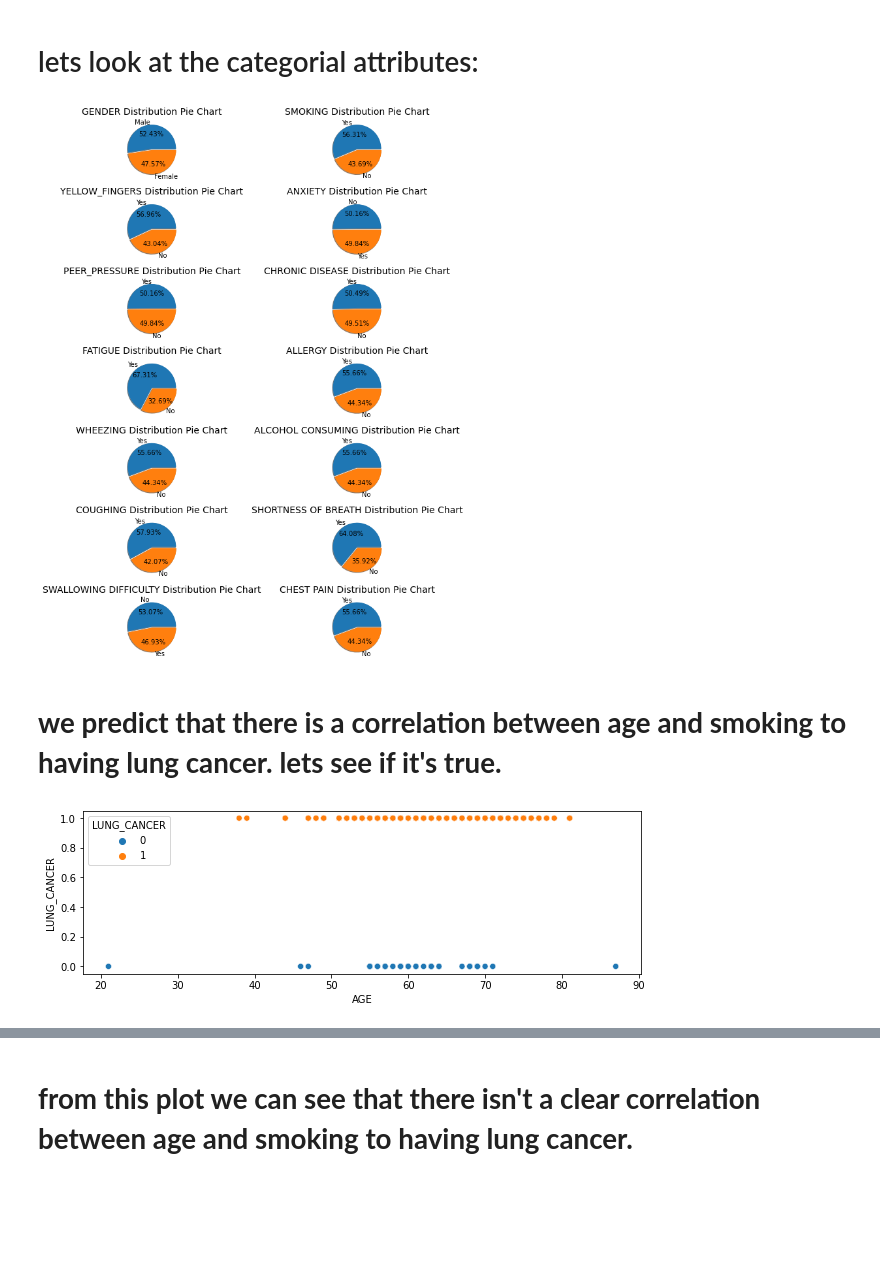
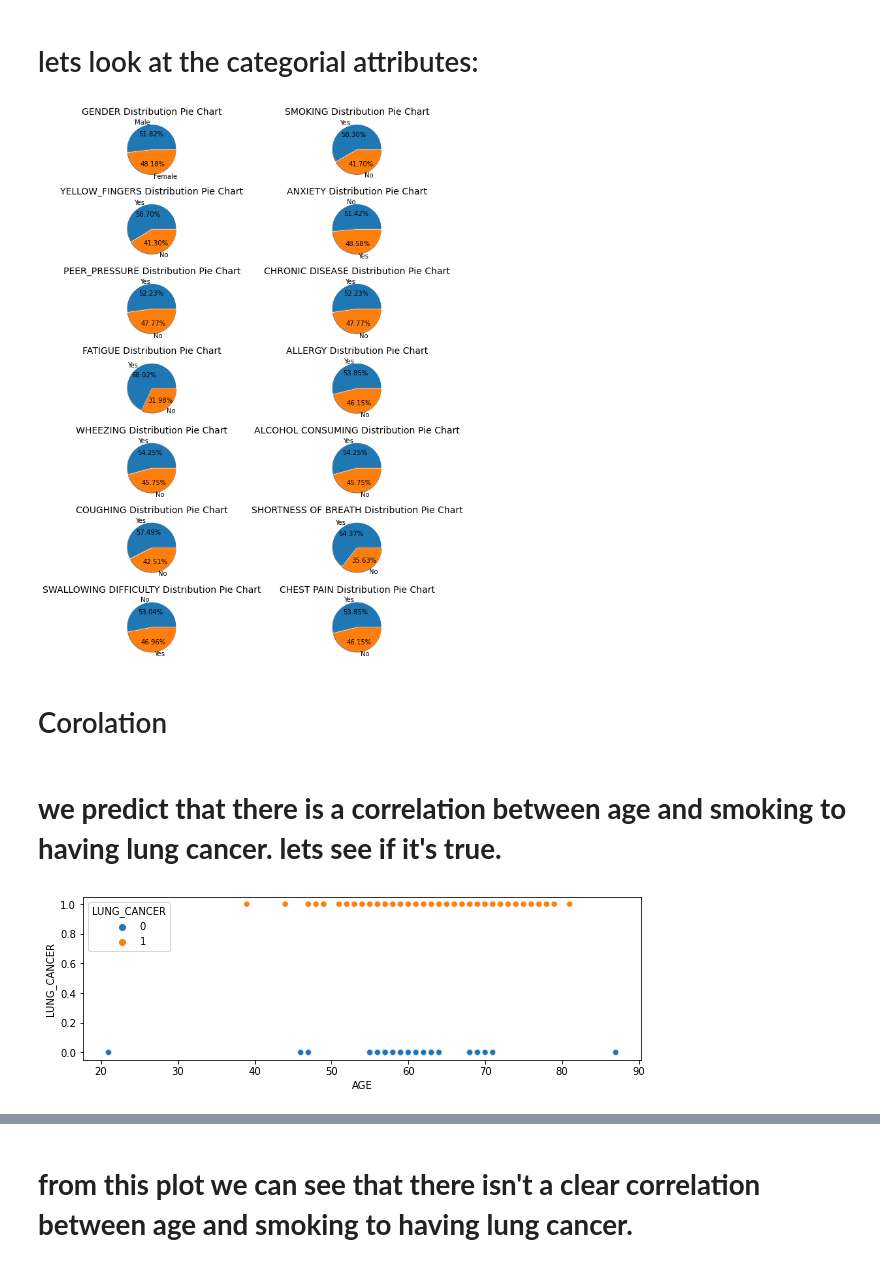
Before and after one commit to GitlerIsrael/Lung-cancer-model, a Jupyter notebook: Lung cancer AI project.ipynb, the cells around one changed output, grey strips where cells are left out. Cells and saved outputs as stored; diff of their text form; code cells hidden in the pictures; blank space fills up the shorter version.

```diff
--- a/Lung cancer AI project.ipynb
+++ b/Lung cancer AI project.ipynb
@@ -14,7 +20,7 @@ from imblearn.over_sampling import SMOTE
 # %% [markdown]
 # Loading up the data
 # %%
-data = pd.read_csv("c:/Users/Israel Gitler/Desktop/survey lung cancer.csv")
+data = pd.read_csv("C:/Users/Mali/Downloads/survey lung cancer.csv")
 data.head()
 # %% [output]
 |  | GENDER | AGE | SMOKING | YELLOW_FINGERS | ANXIETY | PEER_PRESSURE | CHRONIC DISEASE | FATIGUE | ALLERGY | ... |
@@ -137,0 +146,7 @@ data
+# %%
+# X data
+X = data.drop("LUNG_CANCER", axis = 1)
+# %%
+# y data
+y = data["LUNG_CANCER"]
+y.head()
@@ -138,2 +182,5 @@ data
 # %% [markdown]
 # lets look if the data is balanced
+# %%
+train_set=pd.concat((x_train,y_train),axis=1)
+train_set
@@ -170,88 +231,90 @@ fig, ax = plt.subplots(7,2, figsize = (12,12))
 ((ax1, ax2), (ax3, ax4), (ax5, ax6), (ax7, ax8), (ax9, ax10), (ax11, ax12), (ax13, ax14)) = ax
 
 labels = ["Male", "Female"]
-values = data['GENDER'].value_counts().tolist()[:2]
+values = train_set['GENDER'].value_counts().tolist()[:2]
 ax1.pie(x=values, labels=labels, autopct="%1.2f%%", shadow=True, explode=[0, 0.05])
 ax1.set_title("GENDER Distribution Pie Chart", fontdict={'fontsize': 14})
 
 labels = ["Yes", "No"]
-values = data['SMOKING'].value_counts().tolist()[:2]
+values = train_set['SMOKING'].value_counts().tolist()[:2]
 ax2.pie(x=values, labels=labels, autopct="%1.2f%%", shadow=True, explode=[0, 0.05])
 ax2.set_title("SMOKING Distribution Pie Chart", fontdict={'fontsize': 14})
 
 labels = ["Yes", "No"]
-values = data['YELLOW_FINGERS'].value_counts().tolist()[:2]
+values = train_set['YELLOW_FINGERS'].value_counts().tolist()[:2]
 ax3.pie(x=values, labels=labels, autopct="%1.2f%%", shadow=True, explode=[0, 0.05])
 ax3.set_title("YELLOW_FINGERS Distribution Pie Chart", fontdict={'fontsize': 14})
 
 labels = ["No", "Yes"]
-values = data['ANXIETY'].value_counts().tolist()[:2]
+values = train_set['ANXIETY'].value_counts().tolist()[:2]
 ax4.pie(x=values, labels=labels, autopct="%1.2f%%", shadow=True, explode=[0, 0.05])
 ax4.set_title("ANXIETY Distribution Pie Chart", fontdict={'fontsize': 14})
 
 labels = ["Yes", "No"]
-values = data['PEER_PRESSURE'].value_counts().tolist()[:2]
+values = train_set['PEER_PRESSURE'].value_counts().tolist()[:2]
 ax5.pie(x=values, labels=labels, autopct="%1.2f%%", shadow=True, explode=[0, 0.05])
 ax5.set_title("PEER_PRESSURE Distribution Pie Chart", fontdict={'fontsize': 14})
 
 labels = ["Yes", "No"]
-values = data['CHRONIC DISEASE'].value_counts().tolist()[:2]
+values = train_set['CHRONIC DISEASE'].value_counts().tolist()[:2]
 ax6.pie(x=values, labels=labels, autopct="%1.2f%%", shadow=True, explode=[0, 0.05])
 ax6.set_title("CHRONIC DISEASE Distribution Pie Chart", fontdict={'fontsize': 14})
 
 labels = ["Yes", "No"]
-values = data['FATIGUE '].value_counts().tolist()[:2]
+values = train_set['FATIGUE '].value_counts().tolist()[:2]
 ax7.pie(x=values, labels=labels, autopct="%1.2f%%", shadow=True, explode=[0, 0.05])
 ax7.set_title("FATIGUE Distribution Pie Chart", fontdict={'fontsize': 14})
 
 labels = ["Yes", "No"]
-values = data['ALLERGY '].value_counts().tolist()[:2]
+values = train_set['ALLERGY '].value_counts().tolist()[:2]
 ax8.pie(x=values, labels=labels, autopct="%1.2f%%", shadow=True, explode=[0, 0.05])
 ax8.set_title("ALLERGY Distribution Pie Chart", fontdict={'fontsize': 14})
 
 labels = ["Yes", "No"]
-values = data['WHEEZING'].value_counts().tolist()[:2]
+values = train_set['WHEEZING'].value_counts().tolist()[:2]
 ax9.pie(x=values, labels=labels, autopct="%1.2f%%", shadow=True, explode=[0, 0.05])
 ax9.set_title("WHEEZING Distribution Pie Chart", fontdict={'fontsize': 14})
 
 labels = ["Yes", "No"]
-values = data['ALCOHOL CONSUMING'].value_counts().tolist()[:2]
+values = train_set['ALCOHOL CONSUMING'].value_counts().tolist()[:2]
 ax10.pie(x=values, labels=labels, autopct="%1.2f%%", shadow=True, explode=[0, 0.05])
 ax10.set_title("ALCOHOL CONSUMING Distribution Pie Chart", fontdict={'fontsize': 14})
 
 labels = ["Yes", "No"]
-values = data['COUGHING'].value_counts().tolist()[:2]
+values = train_set['COUGHING'].value_counts().tolist()[:2]
 ax11.pie(x=values, labels=labels, autopct="%1.2f%%", shadow=True, explode=[0, 0.05])
 ax11.set_title("COUGHING Distribution Pie Chart", fontdict={'fontsize': 14})
 
 labels = ["Yes", "No"]
-values = data['SHORTNESS OF BREATH'].value_counts().tolist()[:2]
+values = train_set['SHORTNESS OF BREATH'].value_counts().tolist()[:2]
 ax12.pie(x=values, labels=labels, autopct="%1.2f%%", shadow=True, explode=[0, 0.05])
 ax12.set_title("SHORTNESS OF BREATH Distribution Pie Chart", fontdict={'fontsize': 14})
 
 labels = ["No", "Yes"]
-values = data['SWALLOWING DIFFICULTY'].value_counts().tolist()[:2]
+values = train_set['SWALLOWING DIFFICULTY'].value_counts().tolist()[:2]
 ax13.pie(x=values, labels=labels, autopct="%1.2f%%", shadow=True, explode=[0, 0.05])
 ax13.set_title("SWALLOWING DIFFICULTY Distribution Pie Chart", fontdict={'fontsize': 14})
 
 labels = ["Yes", "No"]
-values = data['CHEST PAIN'].value_counts().tolist()[:2]
+values = train_set['CHEST PAIN'].value_counts().tolist()[:2]
 ax14.pie(x=values, labels=labels, autopct="%1.2f%%", shadow=True, explode=[0, 0.05])
 ax14.set_title("CHEST PAIN Distribution Pie Chart", fontdict={'fontsize': 14})
 
 plt.tight_layout()
 plt.show()
 # %% [output]
-[figure, old version]
+[figure, new version]
+# %% [markdown]
+# Corolation
 # %% [markdown]
  # **we predict that there is a correlation between age and smoking to having lung cancer. lets see if it's true.**
 # %%
 plt.figure(figsize=(10,3))
-sns.scatterplot(data=data[['AGE', 'LUNG_CANCER']], x="AGE", y="LUNG_CANCER", hue="LUNG_CANCER")
+sns.scatterplot(data=train_set[['AGE', 'LUNG_CANCER']], x="AGE", y="LUNG_CANCER", hue="LUNG_CANCER")
 plt.title("")
 plt.show()
 # %% [output]
-[figure, old version]
+[figure, new version]
 # %%
 fig, ax = plt.subplots(1,2, figsize = (12,12))
 ((ax1, ax2)) = ax
```
Also changed, not shown: parts of 31 cells of this notebook.
